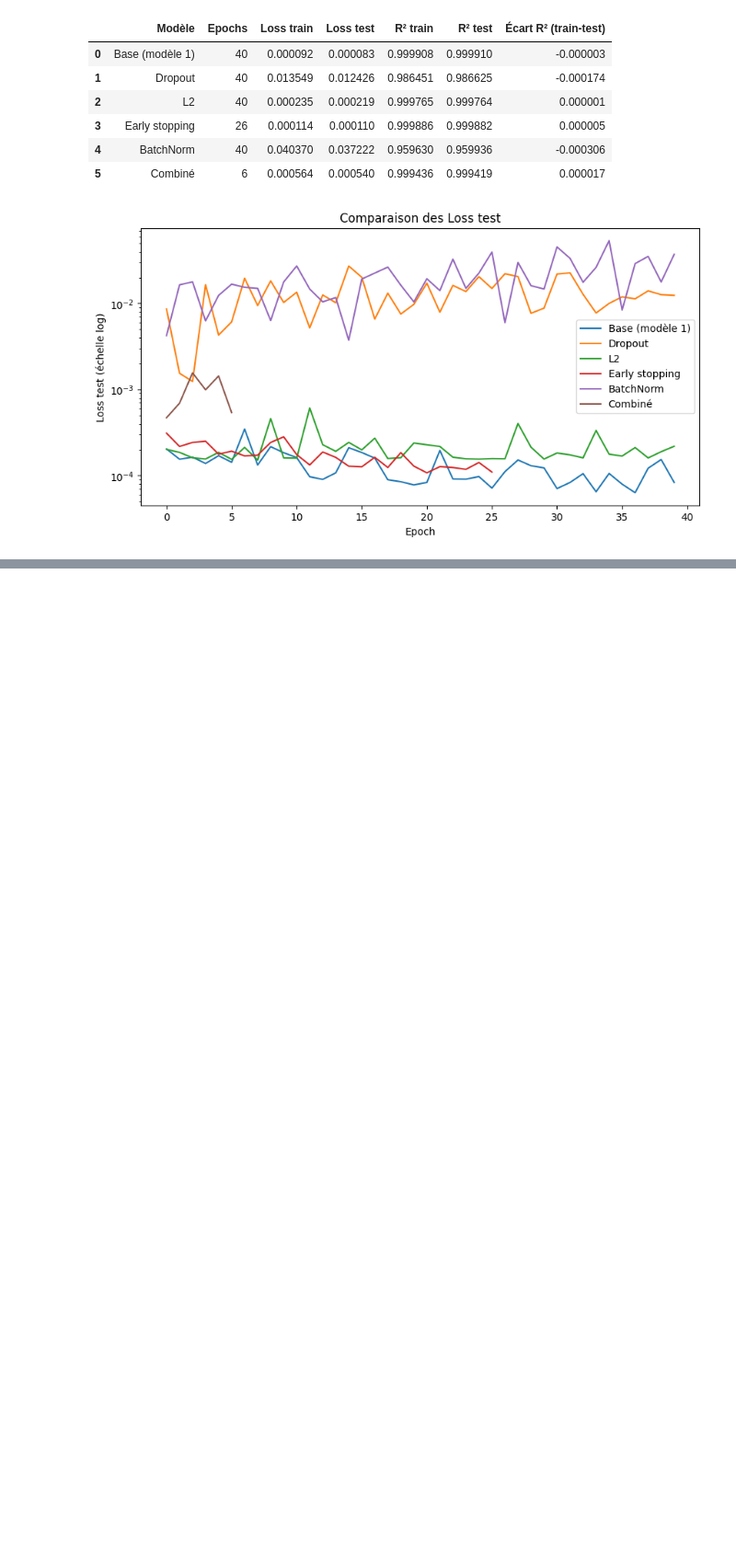
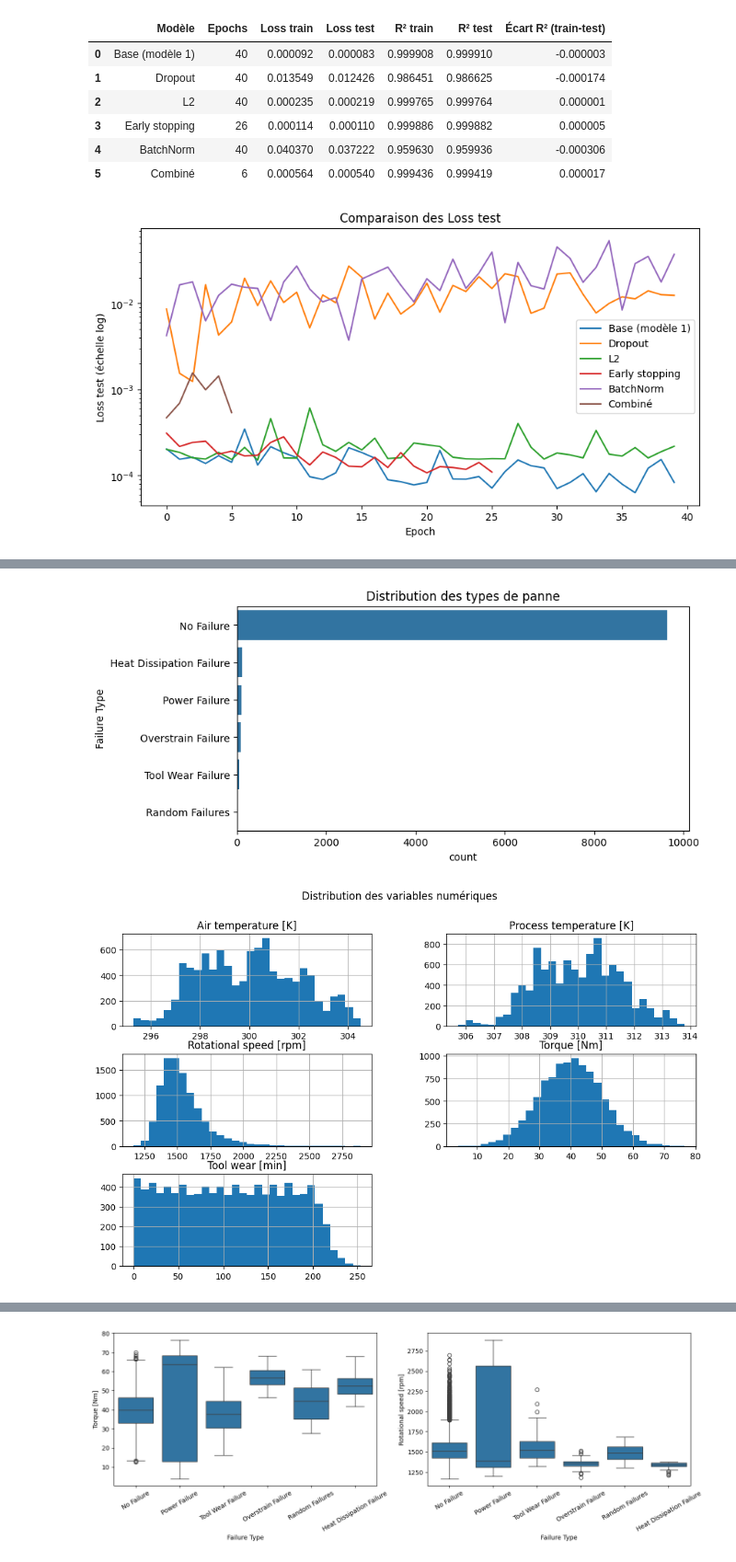
Before and after one commit to FatimaZahraBoukab/DeepLearning-Lab1, a Jupyter notebook: Lab1_DeepLearning_PyTorch.ipynb, the cells around one changed output, grey strips where cells are left out. Shown at 92% size. Drawn from its saved outputs; the diff is of its cells as text; code cells hidden in the pictures; blank space fills up the shorter version.

```diff
--- a/Lab1_DeepLearning_PyTorch.ipynb
+++ b/Lab1_DeepLearning_PyTorch.ipynb
@@ -303,0 +309,8 @@ plt.title('Comparaison des Loss test'); plt.legend(); plt.show()
+# %%
+path2 = kagglehub.dataset_download("shivamb/machine-predictive-maintenance-classification")
+print(os.listdir(path2))
+
+df2 = pd.read_csv(os.path.join(path2, "predictive_maintenance.csv"))
+print(df2.shape)
+print(df2.columns.tolist())
+df2.head()
@@ -303,0 +380,27 @@ plt.title('Comparaison des Loss test'); plt.legend(); plt.show()
+# %%
+num_cols = ['Air temperature [K]', 'Process temperature [K]',
+            'Rotational speed [rpm]', 'Torque [Nm]', 'Tool wear [min]']
+
+# Distribution des classes
+plt.figure(figsize=(8, 4))
+sns.countplot(y='Failure Type', data=df2, order=df2['Failure Type'].value_counts().index)
+plt.title("Distribution des types de panne"); plt.show()
+
+# Distribution des variables numériques
+df2[num_cols].hist(figsize=(12, 7), bins=30)
+plt.suptitle("Distribution des variables numériques"); plt.show()
+
+# Corrélations
+plt.figure(figsize=(7, 5))
+sns.heatmap(df2[num_cols].corr(), annot=True, cmap='coolwarm')
+plt.title("Matrice de corrélation"); plt.show()
+
+# Torque et vitesse de rotation selon le type de panne
+fig, ax = plt.subplots(1, 2, figsize=(14, 5))
+sns.boxplot(data=df2, x='Failure Type', y='Torque [Nm]', ax=ax[0])
+sns.boxplot(data=df2, x='Failure Type', y='Rotational speed [rpm]', ax=ax[1])
+for a in ax: a.tick_params(axis='x', rotation=30)
+plt.tight_layout(); plt.show()
+# %% [output]
+[figure, added]
+[figure, added]
@@ -303,0 +408 @@ plt.title('Comparaison des Loss test'); plt.legend(); plt.show()
+[figure, added]
```
Also changed, not shown: parts of 12 cells of this notebook.
